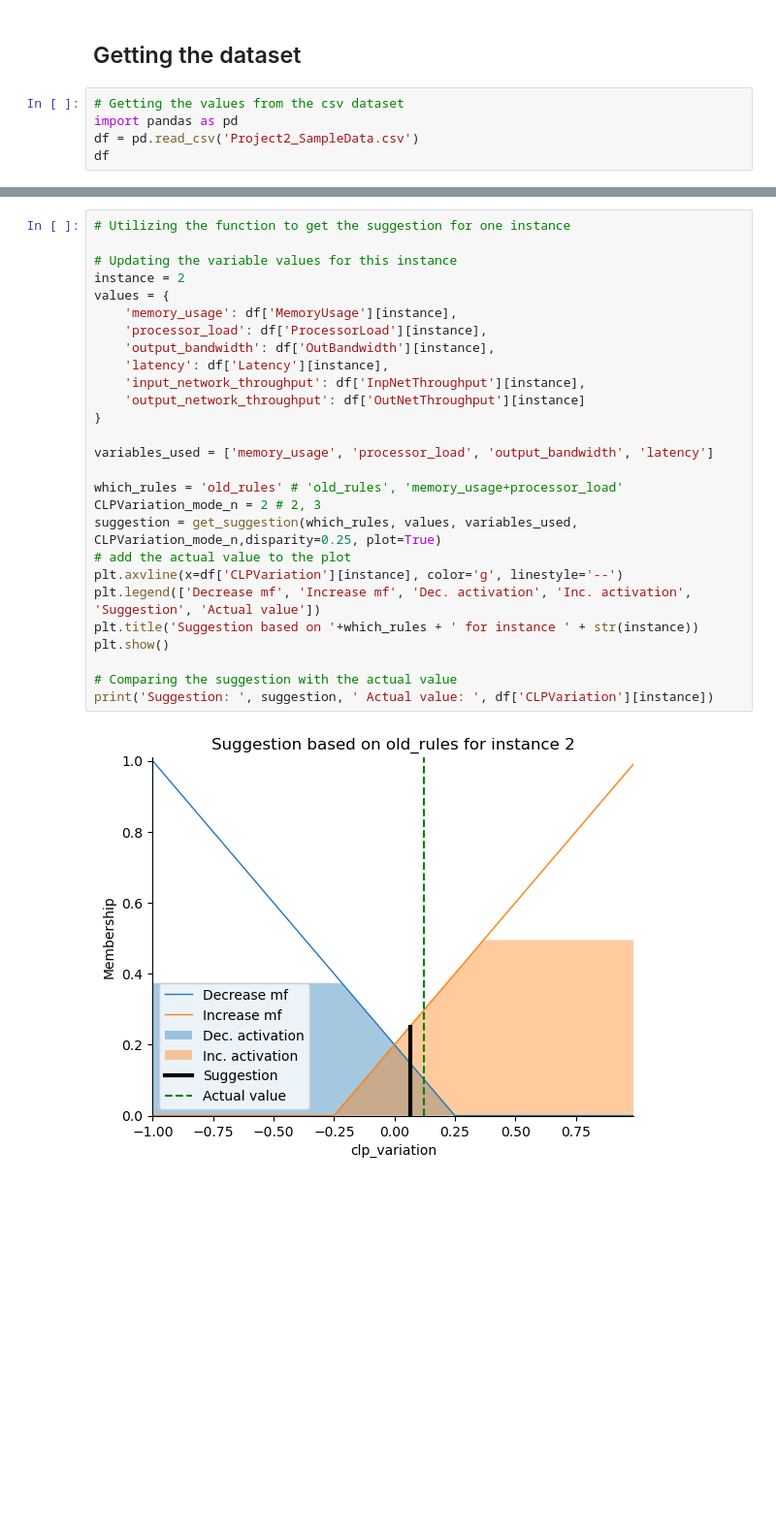
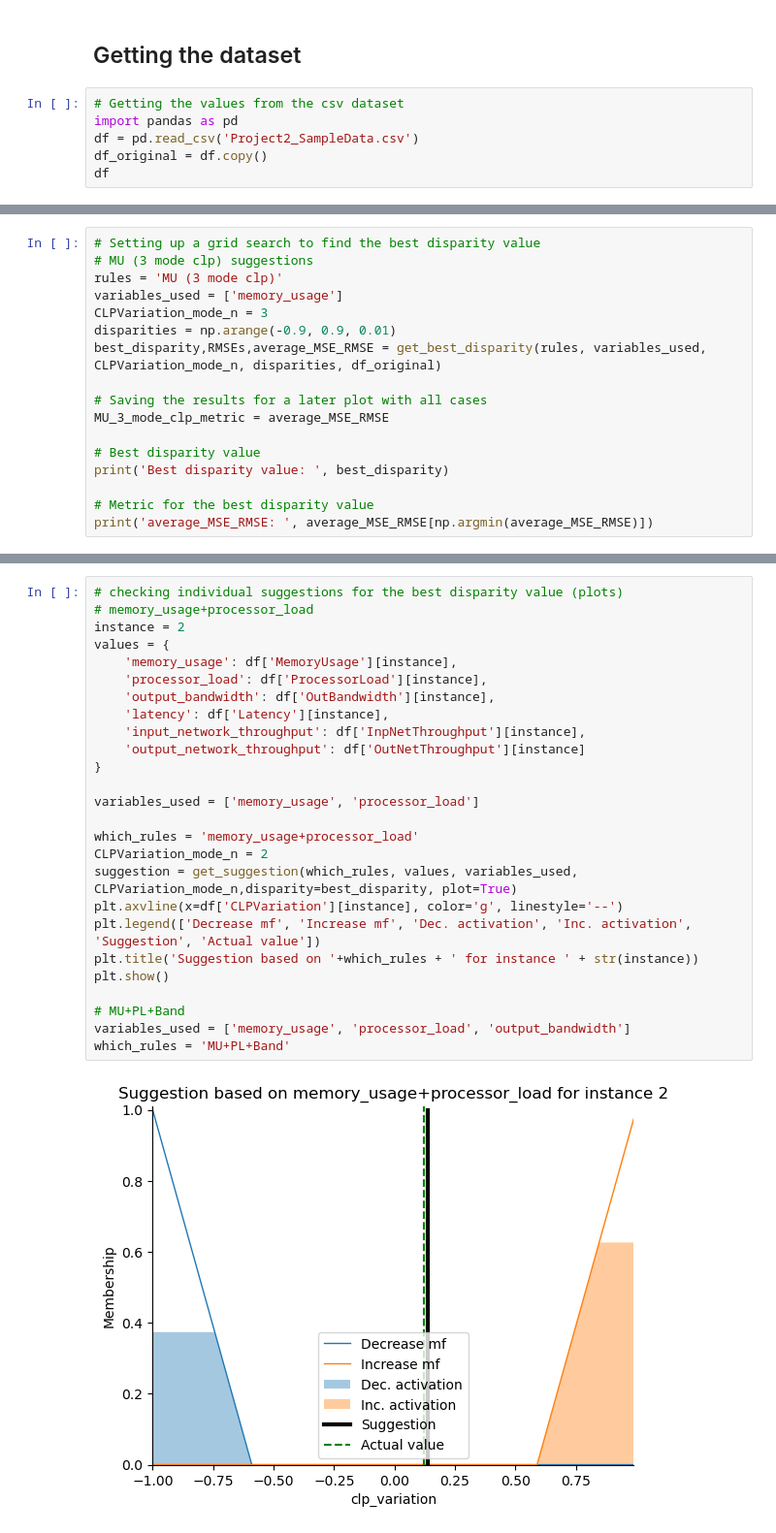
Before and after one commit to leobt23/Computational_Intelligence_forIOT, a Jupyter notebook: project_2_fuzzy/main.ipynb, the cells around one changed output, grey strips where cells are left out. Shown at 97% size. Drawn from its saved outputs; the diff is of its cells as text; blank space fills up the shorter version.

```diff
--- a/project_2_fuzzy/main.ipynb
+++ b/project_2_fuzzy/main.ipynb
@@ -402,6 +482,7 @@ def get_suggestion(which_rules, values, variables_used, CLPVariation_mode_n,disp
 # Getting the values from the csv dataset
 import pandas as pd
 df = pd.read_csv('Project2_SampleData.csv')
+df_original = df.copy()
 df
 # %% [output]
 |  | MemoryUsage | ProcessorLoad | InpNetThroughput | OutNetThroughput | OutBandwidth | Latency | V_MemoryUsage | ... |
@@ -421,0 +793,17 @@ df
+# %%
+# Setting up a grid search to find the best disparity value
+# MU (3 mode clp) suggestions
+rules = 'MU (3 mode clp)'
+variables_used = ['memory_usage']
+CLPVariation_mode_n = 3
+disparities = np.arange(-0.9, 0.9, 0.01)
+best_disparity,RMSEs,average_MSE_RMSE = get_best_disparity(rules, variables_used, CLPVariation_mode_n, disparities, df_original)
+
+# Saving the results for a later plot with all cases
+MU_3_mode_clp_metric = average_MSE_RMSE
+
+# Best disparity value
+print('Best disparity value: ', best_disparity)
+
+# Metric for the best disparity value
+print('average_MSE_RMSE: ', average_MSE_RMSE[np.argmin(average_MSE_RMSE)])
@@ -422,29 +831,28 @@ df
 # %%
-# Utilizing the function to get the suggestion for one instance
-
-# Updating the variable values for this instance
+# checking individual suggestions for the best disparity value (plots)
+# memory_usage+processor_load
 instance = 2
 values = {
     'memory_usage': df['MemoryUsage'][instance],
     'processor_load': df['ProcessorLoad'][instance],
     'output_bandwidth': df['OutBandwidth'][instance],
     'latency': df['Latency'][instance],
     'input_network_throughput': df['InpNetThroughput'][instance],
     'output_network_throughput': df['OutNetThroughput'][instance]
 }
 
-variables_used = ['memory_usage', 'processor_load', 'output_bandwidth', 'latency']
+variables_used = ['memory_usage', 'processor_load']
 
-which_rules = 'old_rules' # 'old_rules', 'memory_usage+processor_load'
-CLPVariation_mode_n = 2 # 2, 3
-suggestion = get_suggestion(which_rules, values, variables_used, CLPVariation_mode_n,disparity=0.25, plot=True)
-# add the actual value to the plot
+which_rules = 'memory_usage+processor_load'
+CLPVariation_mode_n = 2
+suggestion = get_suggestion(which_rules, values, variables_used, CLPVariation_mode_n,disparity=best_disparity, plot=True)
 plt.axvline(x=df['CLPVariation'][instance], color='g', linestyle='--')
 plt.legend(['Decrease mf', 'Increase mf', 'Dec. activation', 'Inc. activation', 'Suggestion', 'Actual value'])
 plt.title('Suggestion based on '+which_rules + ' for instance ' + str(instance))
 plt.show()
 
-# Comparing the suggestion with the actual value
-print('Suggestion: ', suggestion, ' Actual value: ', df['CLPVariation'][instance])
+# MU+PL+Band
+variables_used = ['memory_usage', 'processor_load', 'output_bandwidth']
+which_rules = 'MU+PL+Band'
 # %% [output]
-[figure, old version]
+[figure, new version]
```
Also changed, not shown: parts of 43 cells of this notebook, 4 other files.
